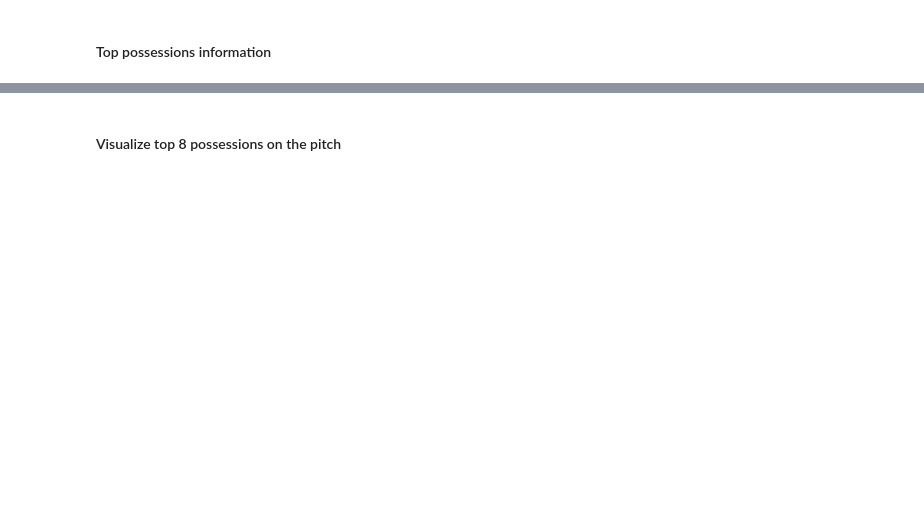
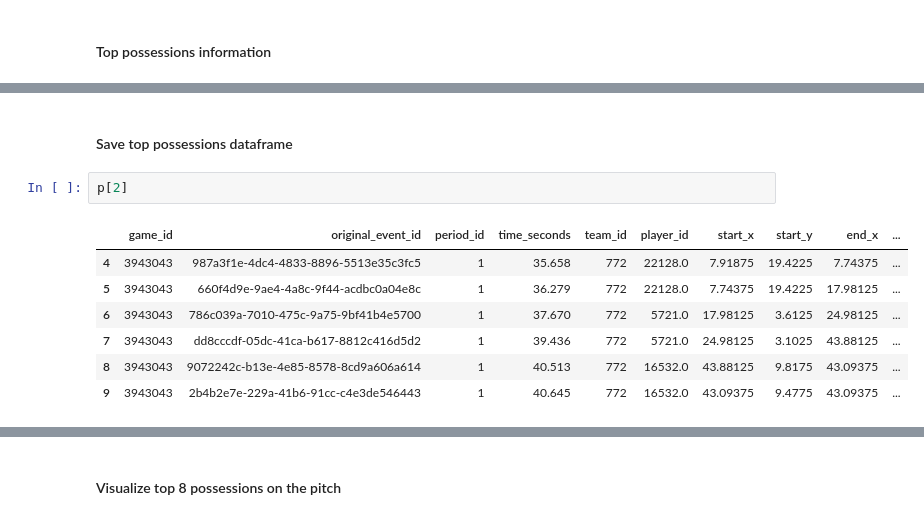
Before and after one commit to tmorcinek/statsbomb-scout, a Jupyter notebook: analysis_final_match.ipynb, the cells around one changed output, grey strips where cells are left out. Saved outputs shown, nothing was run; the diff lists cells and outputs as text; blank space fills up the shorter version.

```diff
--- a/analysis_final_match.ipynb
+++ b/analysis_final_match.ipynb
@@ -173 +184,13 @@ Top 8 sequences with highest predicted values:
+# %% [markdown]
+#### Save top possessions dataframe
+# %%
+p[2]
+# %% [output]
+|  | game_id | original_event_id | period_id | time_seconds | team_id | player_id | start_x | start_y | end_x | ... |
+| 4 | 3943043 | 987a3f1e-4dc4-4833-8896-5513e35c3fc5 | 1 | 35.658 | 772 | 22128.0 | 7.91875 | 19.4225 | 7.74375 | ... |
+| 5 | 3943043 | 660f4d9e-9ae4-4a8c-9f44-acdbc0a04e8c | 1 | 36.279 | 772 | 22128.0 | 7.74375 | 19.4225 | 17.98125 | ... |
+| 6 | 3943043 | 786c039a-7010-475c-9a75-9bf41b4e5700 | 1 | 37.670 | 772 | 5721.0 | 17.98125 | 3.6125 | 24.98125 | ... |
+| 7 | 3943043 | dd8cccdf-05dc-41ca-b617-8812c416d5d2 | 1 | 39.436 | 772 | 5721.0 | 24.98125 | 3.1025 | 43.88125 | ... |
+| 8 | 3943043 | 9072242c-b13e-4e85-8578-8cd9a606a614 | 1 | 40.513 | 772 | 16532.0 | 43.88125 | 9.8175 | 43.09375 | ... |
+| 9 | 3943043 | 2b4b2e7e-229a-41b6-91cc-c4e3de546443 | 1 | 40.645 | 772 | 16532.0 | 43.09375 | 9.4775 | 43.09375 | ... |
 # %%
```
Also changed, not shown: parts of 9 cells of this notebook, 5 other files.
